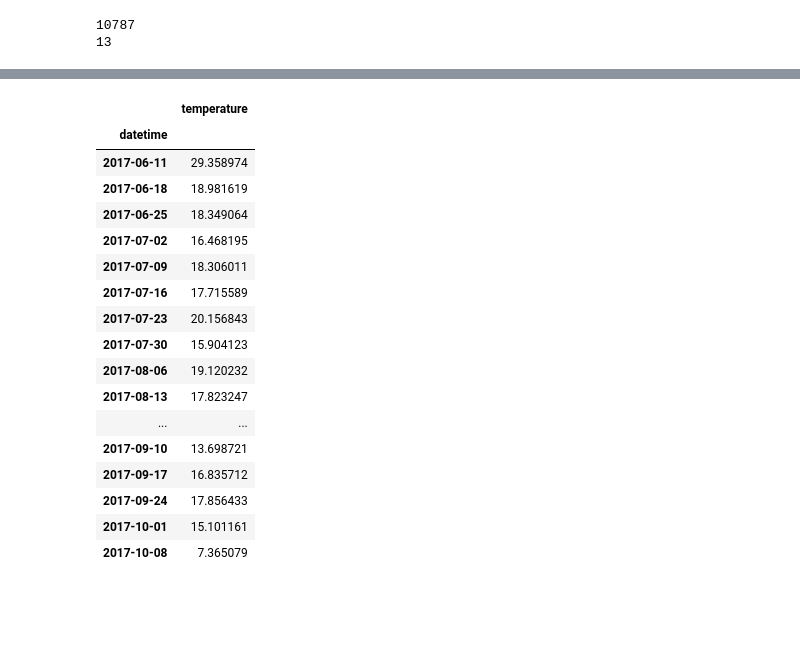
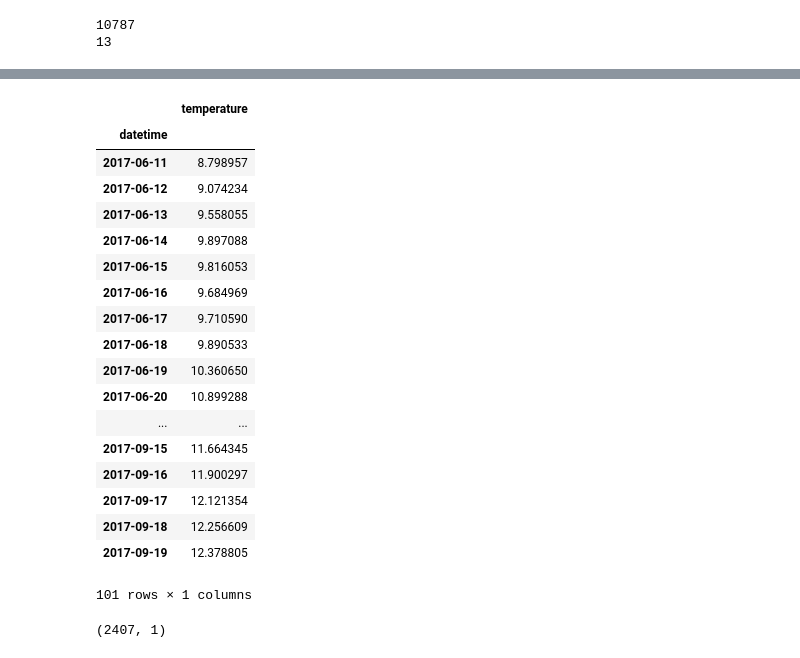
Before and after one commit to yvesdubief/snow-farming, a Jupyter notebook: Temperature-data.ipynb, the cells around one changed output, grey strips where cells are left out. Drawn from its saved outputs; the diff is of its cells as text; code cells hidden in the pictures; blank space fills up the shorter version.

```diff
--- a/Temperature-data.ipynb
+++ b/Temperature-data.ipynb
@@ -181,22 +215,44 @@ datetime
-# %%
-#Monthly average
-df.resample('W').mean()
-# %% [output]
-|  | temperature |
-| datetime |  |
-| 2017-06-11 | 29.358974 |
-| 2017-06-18 | 18.981619 |
-| 2017-06-25 | 18.349064 |
-| 2017-07-02 | 16.468195 |
-| 2017-07-09 | 18.306011 |
-| 2017-07-16 | 17.715589 |
-| 2017-07-23 | 20.156843 |
-| 2017-07-30 | 15.904123 |
-| 2017-08-06 | 19.120232 |
-| 2017-08-13 | 17.823247 |
-| ... | ... |
-| 2017-09-10 | 13.698721 |
-| 2017-09-17 | 16.835712 |
-| 2017-09-24 | 17.856433 |
-| 2017-10-01 | 15.101161 |
-| 2017-10-08 | 7.365079 |
+# %%
+# Hourly averages
+import pandas as pd
+
+# Create an empty dataframe
+df_soil1_1 = pd.DataFrame()
+
+# Create a column from the datetime variable
+df_soil1_1['datetime'] = date_soil1
+# Convert that column into a datetime datatype
+df_soil1_1['datetime'] = pd.to_datetime(df_soil1_1['datetime'])
+# Set the datetime column as the index
+df_soil1_1.index = df_soil1_1['datetime']
+# Create a column from the numeric score variable
+df_soil1_1['temperature'] = T_soil1_1
+
+df_soil1_1['temperature'] = df_soil1_1['temperature'].astype(float)
+df_soil1_1.resample('D').mean()
+# %% [output]
+|  | temperature |
+| datetime |  |
+| 2017-06-11 | 8.798957 |
+| 2017-06-12 | 9.074234 |
+| 2017-06-13 | 9.558055 |
+| 2017-06-14 | 9.897088 |
+| 2017-06-15 | 9.816053 |
+| 2017-06-16 | 9.684969 |
+| 2017-06-17 | 9.710590 |
+| 2017-06-18 | 9.890533 |
+| 2017-06-19 | 10.360650 |
+| 2017-06-20 | 10.899288 |
+| ... | ... |
+| 2017-09-15 | 11.664345 |
+| 2017-09-16 | 11.900297 |
+| 2017-09-17 | 12.121354 |
+| 2017-09-18 | 12.256609 |
+| 2017-09-19 | 12.378805 |
+101 rows × 1 columns
+# %%
+print(np.shape(df_soil1_1.resample('H').mean()))
+T_soil1_1_H = np.asarray(df_soil1_1.resample('D').mean())
+T_air_H = np.asarray(df_air.resample('D').mean())
+# %% [output]
+(2407, 1)
```
Also changed, not shown: parts of 12 cells of this notebook, 7 other files.
